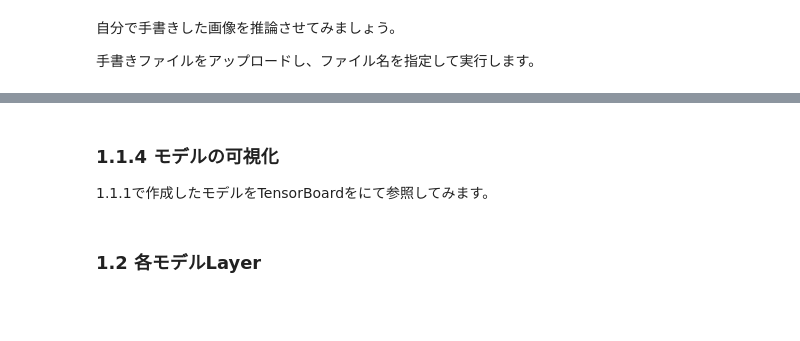
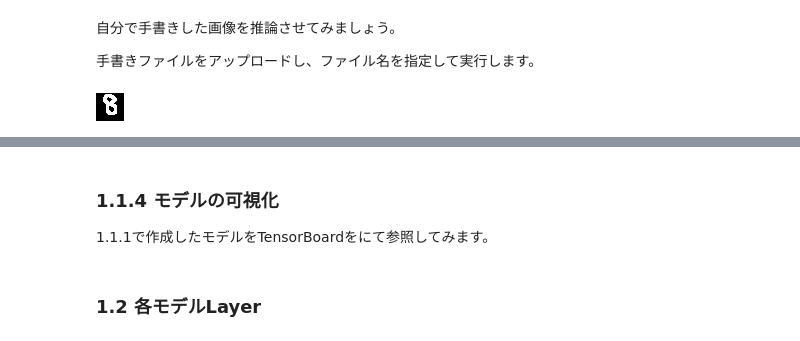
Before and after one commit to scpepper69/dl4us, a Jupyter notebook: lesson1/lesson1_sec1_exercise_mod.ipynb, the cells around one changed output, grey strips where cells are left out. Cells and saved outputs as stored; diff of their text form; code cells hidden in the pictures; blank space fills up the shorter version.

```diff
--- a/lesson1/lesson1_sec1_exercise_mod.ipynb
+++ b/lesson1/lesson1_sec1_exercise_mod.ipynb
@@ -304,19 +391,21 @@ plt.imshow(test_img,'gray')
 手書きファイルをアップロードし、ファイル名を指定して実行します。
 # %%
 import cv2
+from google.colab.patches import cv2_imshow
 
 # Google Colabにファイルをアップロード
 # アップロードしたファイルを指定
-img_path="./five001.png"
-img = cv2.imread(img_path,cv2.IMREAD_COLOR)
+img_path="./eight001.png"
+img = cv2.imread(img_path,cv2.IMREAD_GRAYSCALE)
+img = 255 - img
+cv2_imshow(img)
+
 img = cv2.resize(img, dsize=(28,28))
-plt.imshow(img)
-
-img = 255 - img_resize
 img = img.reshape(1, 28, 28 ,1)
 img = img.astype(np.float32)
-img = np.multiply(img, 1.0 / 255.0)
 pred = model.predict(img,verbose=1)
 
 # 推論処理
 print("推論結果："+str(pred.argmax()))
+# %% [output]
+[figure, added]
```
Also changed, not shown: parts of 11 cells of this notebook.
